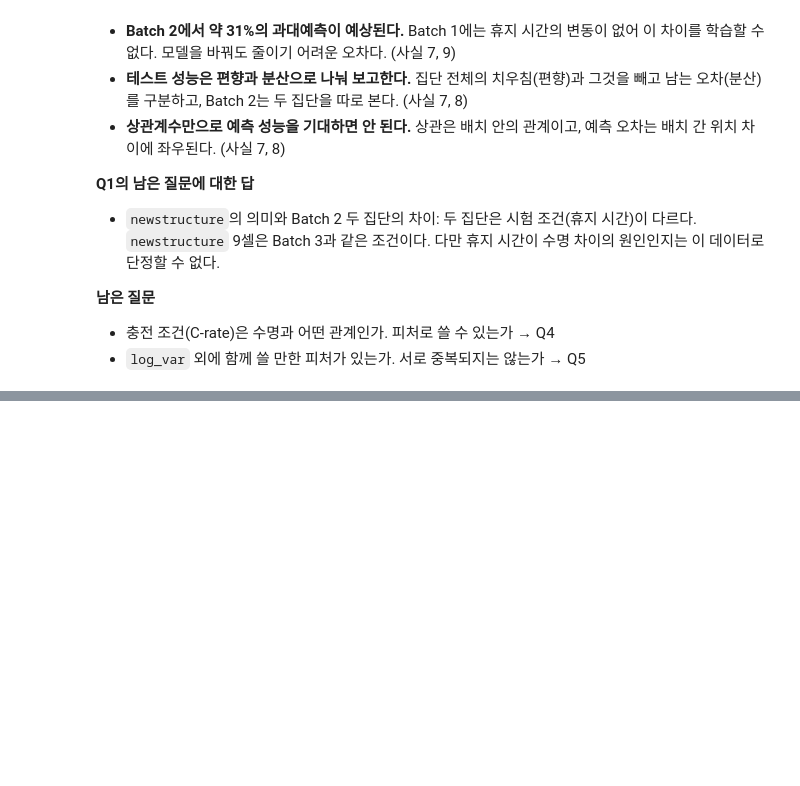
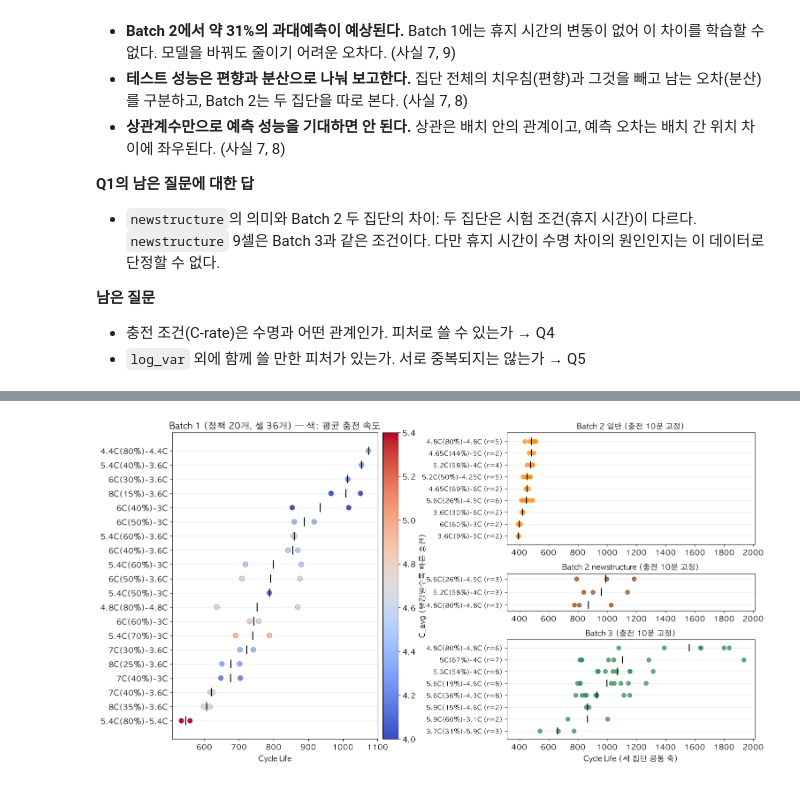
Before and after one commit to kyubin0973/DA-mini, a Jupyter notebook: notebooks/01_EDA.ipynb, the cells around one changed output, grey strips where cells are left out. Saved outputs shown, nothing was run; the diff lists cells and outputs as text; code cells hidden in the pictures; blank space fills up the shorter version.

```diff
--- a/notebooks/01_EDA.ipynb
+++ b/notebooks/01_EDA.ipynb
@@ -1357,0 +1537,42 @@ Batch 3               0.17  0.18
+# %%
+fig = plt.figure(figsize=(17, 9))
+gs = fig.add_gridspec(3, 2, height_ratios=[9, 3, 8], width_ratios=[1, 1], hspace=0.35, wspace=0.35)
+
+# 왼쪽: Batch 1 (색 = 평균 충전 속도)
+ax1 = fig.add_subplot(gs[:, 0])
+g = feat[feat['group'] == 'Batch 1']
+stat = g.groupby('policy').agg(mean=('cycle_life', 'mean'), C_avg=('C_avg', 'first')).sort_values('mean')
+ypos = {p: i for i, p in enumerate(stat.index)}
+sc = ax1.scatter(g['cycle_life'], g['policy'].map(ypos), c=g['C_avg'], cmap='coolwarm', s=70,
+                 edgecolors='gray', linewidths=0.5)
+for p, row in stat.iterrows():
+    ax1.vlines(row['mean'], ypos[p] - 0.3, ypos[p] + 0.3, color='black', linewidth=1.5)
+ax1.set_yticks(range(len(stat)))
+ax1.set_yticklabels(stat.index)
+ax1.set_xlabel('Cycle Life')
+ax1.set_title('Batch 1 (정책 20개, 셀 36개) — 색: 평균 충전 속도')
+ax1.grid(axis='y', alpha=0.3)
+fig.colorbar(sc, ax=ax1, label='C_avg (빨강일수록 빠른 충전)', pad=0.02)
+
+# 오른쪽: 충전 시간 10분 고정인 세 집단 (수명 축 공유)
+names = ['Batch 2 일반', 'Batch 2 newstructure', 'Batch 3']
+ax_ref = None
+for i, name in enumerate(names):
+    ax = fig.add_subplot(gs[i, 1], sharex=ax_ref)
+    ax_ref = ax_ref or ax
+    g = feat[feat['group'] == name]
+    stat = g.groupby('policy')['cycle_life'].agg(['mean', 'size']).sort_values('mean')
+    ypos = {p: k for k, p in enumerate(stat.index)}
+    ax.scatter(g['cycle_life'], g['policy'].map(ypos), color=gcolors[name], s=45, alpha=0.75)
+    for p, row in stat.iterrows():
+        ax.vlines(row['mean'], ypos[p] - 0.3, ypos[p] + 0.3, color='black', linewidth=1.5)
+    ax.set_yticks(range(len(stat)))
+    ax.set_yticklabels([f'{p} (n={n})' for p, n in zip(stat.index, stat['size'])], fontsize=10)
+    ax.set_title(f'{name} (충전 10분 고정)', fontsize=12)
+    ax.grid(axis='y', alpha=0.3)
+ax.set_xlabel('Cycle Life (세 집단 공통 축)')
+
+plt.savefig(os.path.join(FIG_DIR, 'q4_policy_life.png'), dpi=150, bbox_inches='tight')
+plt.show()
+# %% [output]
+[figure, added]
```
Also changed, not shown: parts of 22 cells of this notebook, 3 other files.
